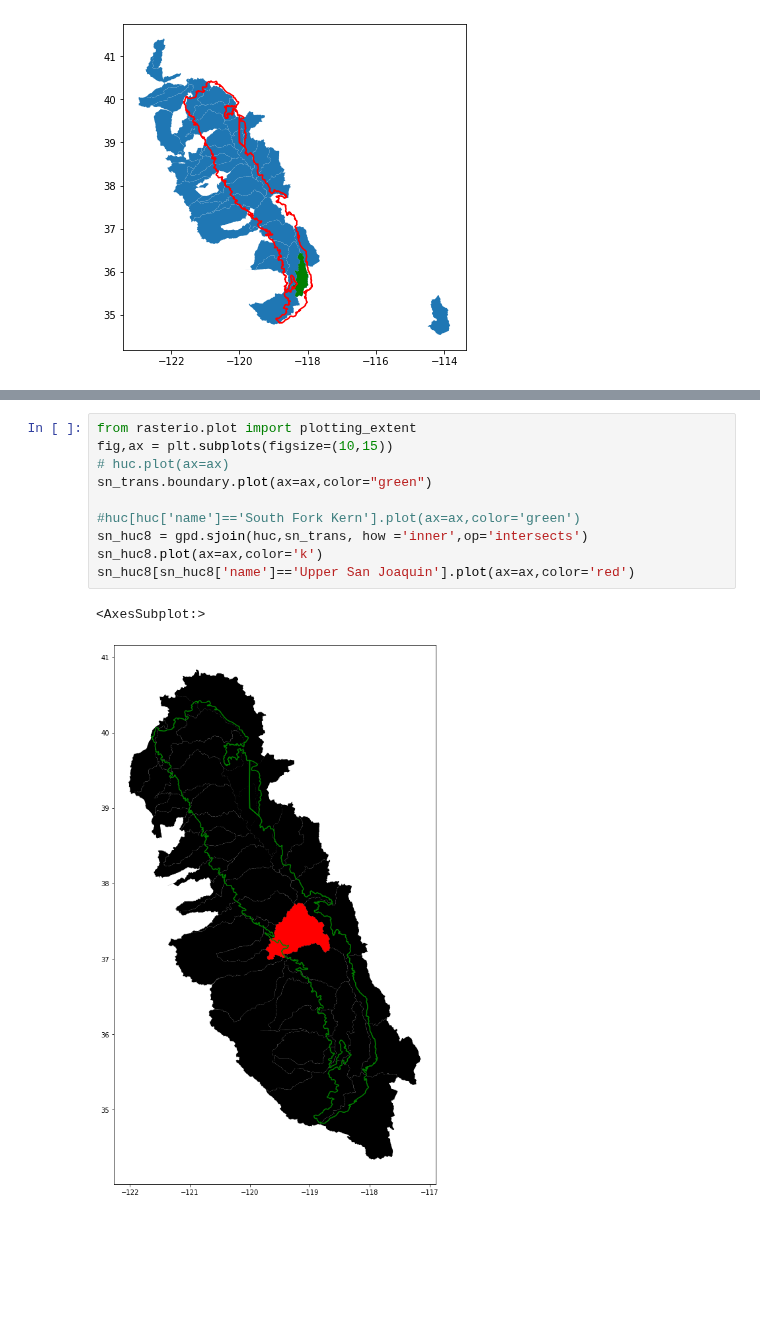
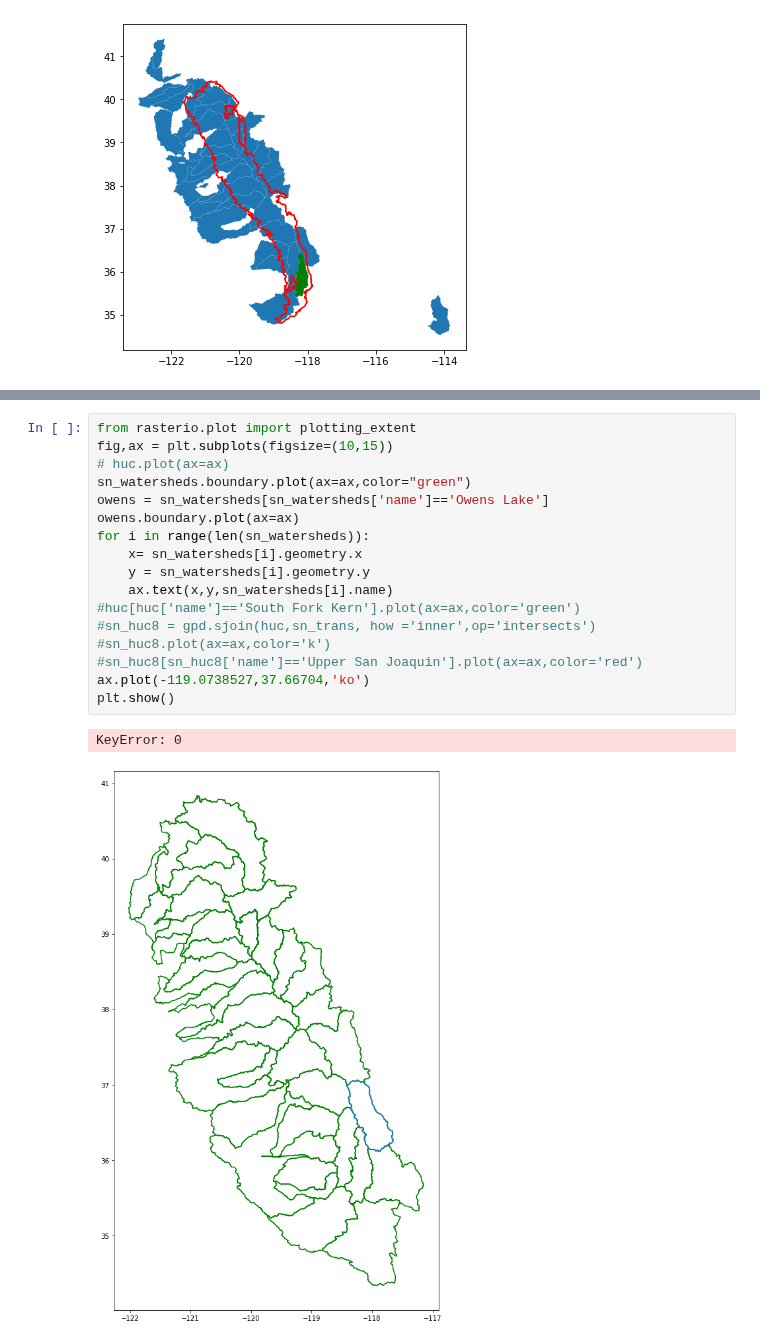
Before and after one commit to mariannecowherd/pe_snow_fires, a Jupyter notebook: scripts/sierrra_nevada_watersheds.ipynb, the cells around one changed output, grey strips where cells are left out. Drawn from its saved outputs; the diff is of its cells as text; blank space fills up the shorter version.

```diff
--- a/scripts/sierrra_nevada_watersheds.ipynb
+++ b/scripts/sierrra_nevada_watersheds.ipynb
@@ -42,13 +62,20 @@ sn_trans.boundary.plot(ax=ax,color='r')
 # %%
 from rasterio.plot import plotting_extent
 fig,ax = plt.subplots(figsize=(10,15))
 # huc.plot(ax=ax)
-sn_trans.boundary.plot(ax=ax,color="green")
-
+sn_watersheds.boundary.plot(ax=ax,color="green")
+owens = sn_watersheds[sn_watersheds['name']=='Owens Lake']
+owens.boundary.plot(ax=ax)
+for i in range(len(sn_watersheds)):
+    x= sn_watersheds[i].geometry.x
+    y = sn_watersheds[i].geometry.y
+    ax.text(x,y,sn_watersheds[i].name)
 #huc[huc['name']=='South Fork Kern'].plot(ax=ax,color='green')
-sn_huc8 = gpd.sjoin(huc,sn_trans, how ='inner',op='intersects')
-sn_huc8.plot(ax=ax,color='k')
-sn_huc8[sn_huc8['name']=='Upper San Joaquin'].plot(ax=ax,color='red')
+#sn_huc8 = gpd.sjoin(huc,sn_trans, how ='inner',op='intersects')
+#sn_huc8.plot(ax=ax,color='k')
+#sn_huc8[sn_huc8['name']=='Upper San Joaquin'].plot(ax=ax,color='red')
+ax.plot(-119.0738527,37.66704,'ko')
+plt.show()
 # %% [output]
-<AxesSubplot:>
+KeyError: 0
-[figure, old version]
+[figure, new version]
```
Also changed, not shown: parts of 3 cells of this notebook, 50 other files.
